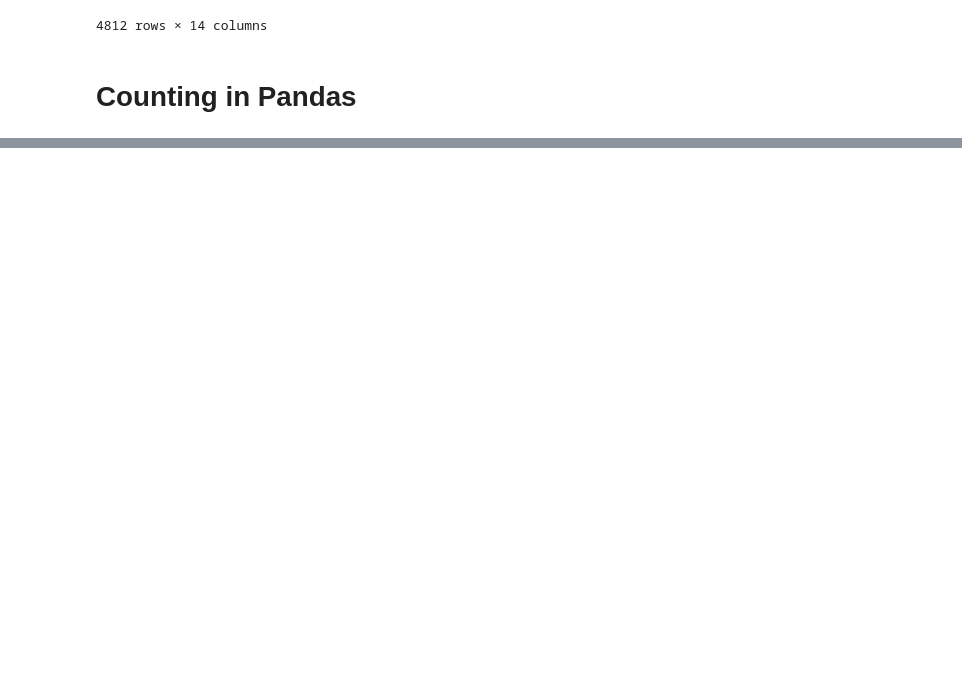
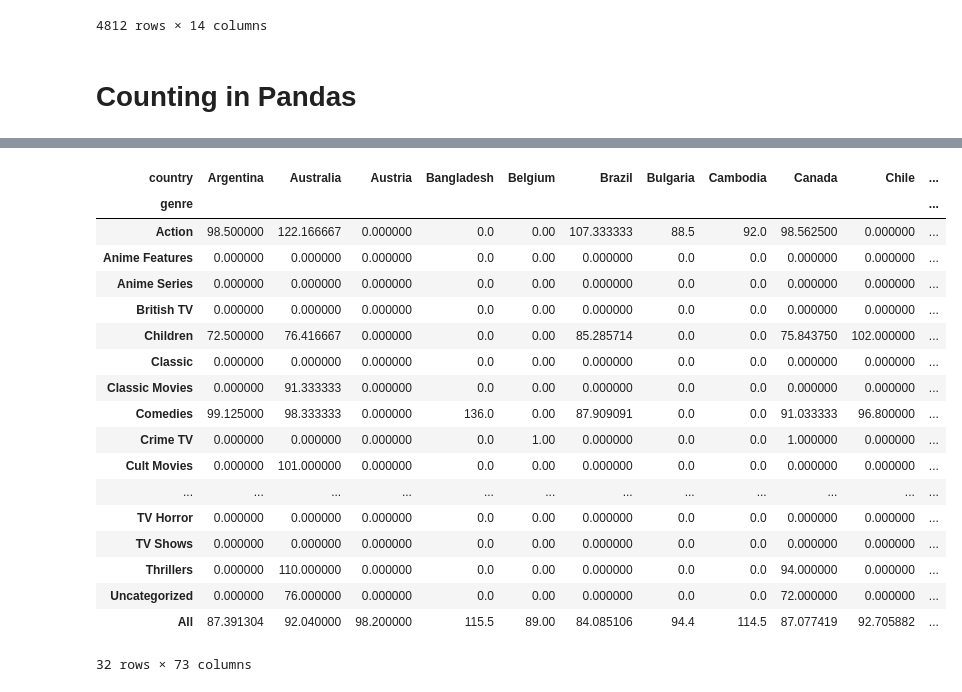
Before and after one commit to Anish-shakya/Python-Learning, a Jupyter notebook: Pandas/Data_Manipulation.ipynb, the cells around one changed output, grey strips where cells are left out. Saved outputs shown, nothing was run; the diff lists cells and outputs as text; code cells hidden in the pictures; blank space fills up the shorter version.

```diff
--- a/Pandas/Data_Manipulation.ipynb
+++ b/Pandas/Data_Manipulation.ipynb
@@ -293,0 +398,25 @@ print(dept_props_sorted)
+# %%
+## pivot on two variable
+
+PivotOnTwoVariable = df.pivot_table(values='duration',index='genre', columns='country', fill_value=0,margins=True)
+PivotOnTwoVariable
+# %% [output]
+| country | Argentina | Australia | Austria | Bangladesh | Belgium | Brazil | Bulgaria | Cambodia | Canada | Chile | ... |
+| genre |  |  |  |  |  |  |  |  |  |  | ... |
+| Action | 98.500000 | 122.166667 | 0.000000 | 0.0 | 0.00 | 107.333333 | 88.5 | 92.0 | 98.562500 | 0.000000 | ... |
+| Anime Features | 0.000000 | 0.000000 | 0.000000 | 0.0 | 0.00 | 0.000000 | 0.0 | 0.0 | 0.000000 | 0.000000 | ... |
+| Anime Series | 0.000000 | 0.000000 | 0.000000 | 0.0 | 0.00 | 0.000000 | 0.0 | 0.0 | 0.000000 | 0.000000 | ... |
+| British TV | 0.000000 | 0.000000 | 0.000000 | 0.0 | 0.00 | 0.000000 | 0.0 | 0.0 | 0.000000 | 0.000000 | ... |
+| Children | 72.500000 | 76.416667 | 0.000000 | 0.0 | 0.00 | 85.285714 | 0.0 | 0.0 | 75.843750 | 102.000000 | ... |
+| Classic | 0.000000 | 0.000000 | 0.000000 | 0.0 | 0.00 | 0.000000 | 0.0 | 0.0 | 0.000000 | 0.000000 | ... |
+| Classic Movies | 0.000000 | 91.333333 | 0.000000 | 0.0 | 0.00 | 0.000000 | 0.0 | 0.0 | 0.000000 | 0.000000 | ... |
+| Comedies | 99.125000 | 98.333333 | 0.000000 | 136.0 | 0.00 | 87.909091 | 0.0 | 0.0 | 91.033333 | 96.800000 | ... |
+| Crime TV | 0.000000 | 0.000000 | 0.000000 | 0.0 | 1.00 | 0.000000 | 0.0 | 0.0 | 1.000000 | 0.000000 | ... |
+| Cult Movies | 0.000000 | 101.000000 | 0.000000 | 0.0 | 0.00 | 0.000000 | 0.0 | 0.0 | 0.000000 | 0.000000 | ... |
+| ... | ... | ... | ... | ... | ... | ... | ... | ... | ... | ... | ... |
+| TV Horror | 0.000000 | 0.000000 | 0.000000 | 0.0 | 0.00 | 0.000000 | 0.0 | 0.0 | 0.000000 | 0.000000 | ... |
+| TV Shows | 0.000000 | 0.000000 | 0.000000 | 0.0 | 0.00 | 0.000000 | 0.0 | 0.0 | 0.000000 | 0.000000 | ... |
+| Thrillers | 0.000000 | 110.000000 | 0.000000 | 0.0 | 0.00 | 0.000000 | 0.0 | 0.0 | 94.000000 | 0.000000 | ... |
+| Uncategorized | 0.000000 | 76.000000 | 0.000000 | 0.0 | 0.00 | 0.000000 | 0.0 | 0.0 | 72.000000 | 0.000000 | ... |
+| All | 87.391304 | 92.040000 | 98.200000 | 115.5 | 89.00 | 84.085106 | 94.4 | 114.5 | 87.077419 | 92.705882 | ... |
+32 rows × 73 columns
```
Also changed, not shown: parts of 8 cells of this notebook.
